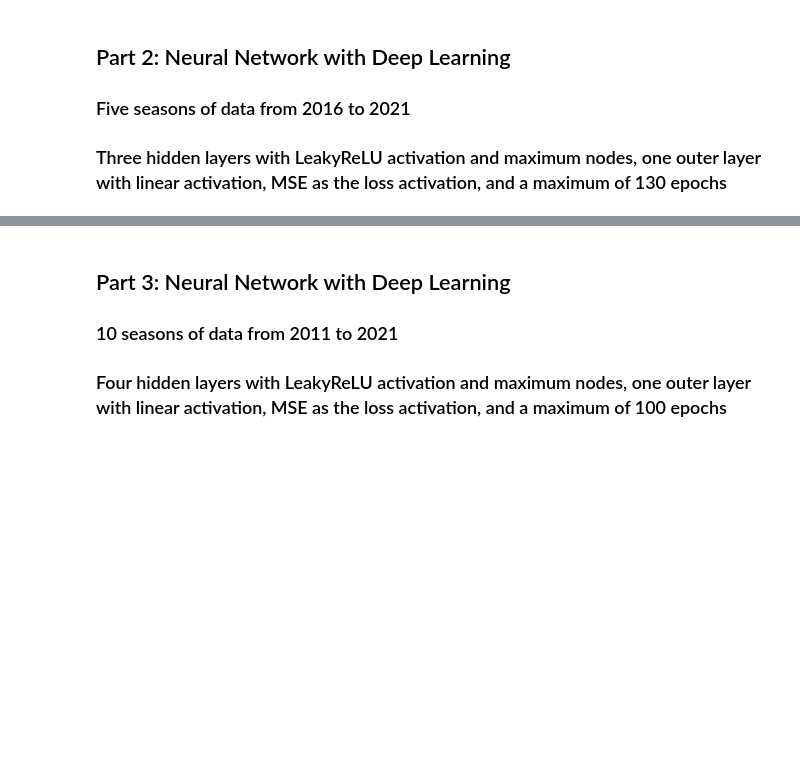
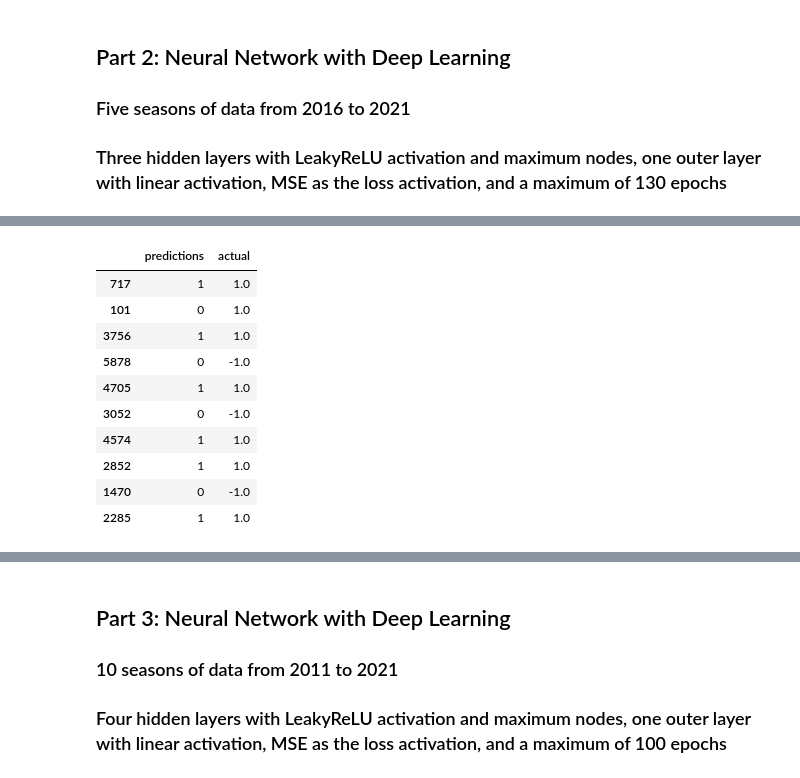
Before and after one commit to kheller18/nba-sports-betting-ml, a Jupyter notebook: main.ipynb, the cells around one changed output, grey strips where cells are left out. Drawn from its saved outputs; the diff is of its cells as text; code cells hidden in the pictures; blank space fills up the shorter version.

```diff
--- a/main.ipynb
+++ b/main.ipynb
@@ -520,6 +649,6 @@ display(X.head())
 # %%
 # Split the data into training and testing variables
-X_train, X_test, y_train, y_test_2 = train_test_split(
+X_train, X_test, y_train_2, y_test_2 = train_test_split(
     X,
     y,
     random_state=1
@@ -609,7 +761,7 @@ neural_network_2.compile(
 # Fit the model using 130 epochs
 fit_model = neural_network_2.fit(
     X_train_scaled_2,
-    y_train,
+    y_train_2,
     epochs=130,
     validation_split=0.1,
     callbacks=[early_stopping]
@@ -627,9 +803,11 @@ print(f"Loss: {model_loss}, Accuracy: {model_accuracy}")
 # %%
 # Make predictions for 5 season 3 hidden layers
-predictions_five_seasons_1 = (neural_network_2.predict(X_test_scaled) > 0.5).astype("int32")
+predictions_five_seasons_1 = (neural_network_2.predict(X_test_scaled_2) > 0.5).astype("int32")
 
 # Create a DataFrame to compare the predictions with the actual values
-results_five_seasons_1 = pd.DataFrame({"predictions": predictions_five_seasons_1.ravel(), "actual": y_test})
+results_five_seasons_1 = pd.DataFrame({"predictions": predictions_five_seasons_1.ravel(), "actual": y_test_2})
 
 # Display sample data
-results_five_seasons_1.sample(10)
+print(f"All predicted 1's should be actual 1.0's and all predicted 0's should be actual -1.0's")
+display(results_five_seasons_1.sample(10))
+# %% [output]
@@ -636,3 +816,14 @@ results_five_seasons_1.sample(10)
+|  | predictions | actual |
+| 717 | 1 | 1.0 |
+| 101 | 0 | 1.0 |
+| 3756 | 1 | 1.0 |
+| 5878 | 0 | -1.0 |
+| 4705 | 1 | 1.0 |
+| 3052 | 0 | -1.0 |
+| 4574 | 1 | 1.0 |
+| 2852 | 1 | 1.0 |
+| 1470 | 0 | -1.0 |
+| 2285 | 1 | 1.0 |
 # %%
 # plot the validation split to verify the model is not overfitting
 history = neural_network_2.fit(
```
Also changed, not shown: parts of 49 cells of this notebook.
